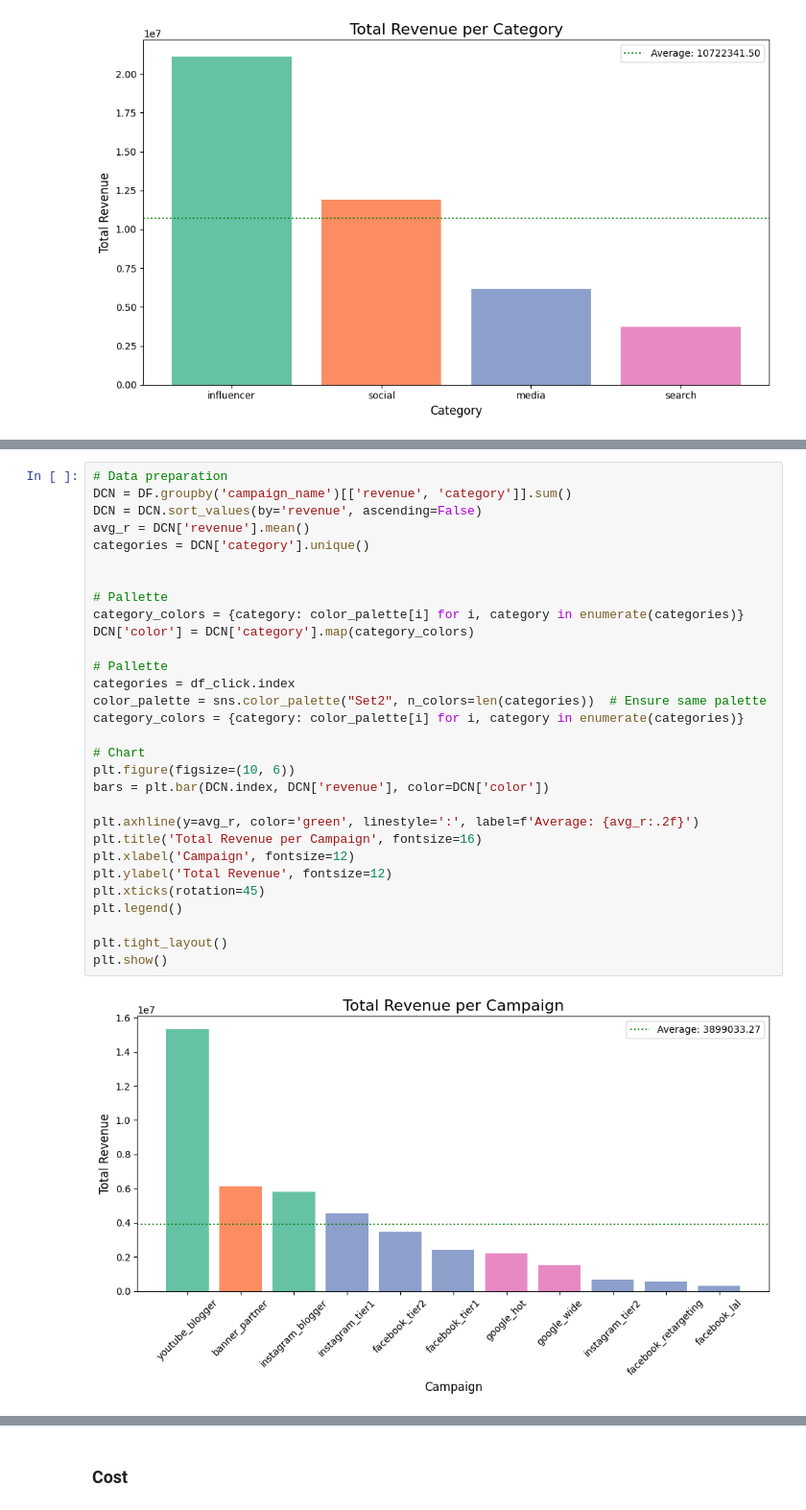
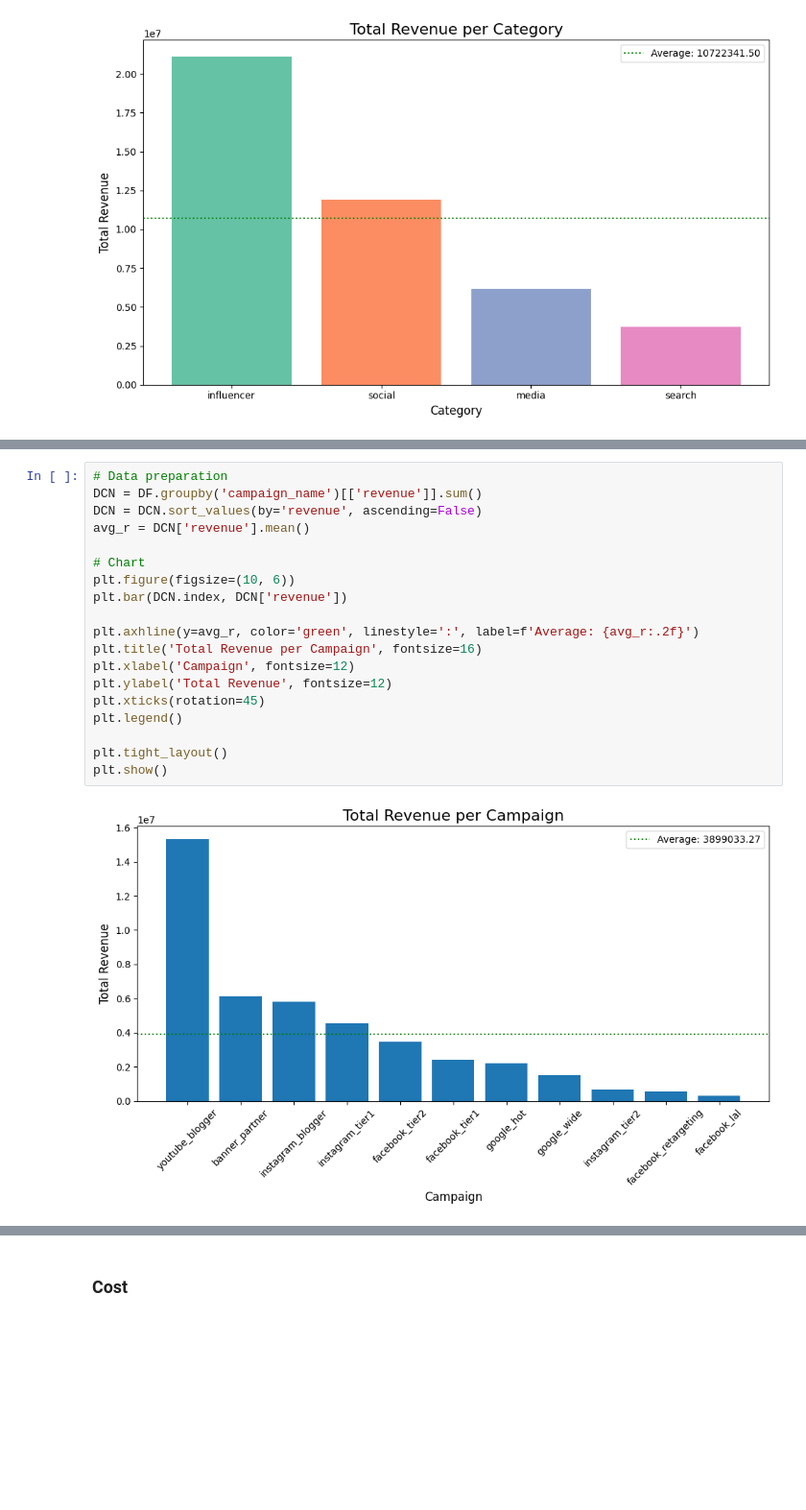
Before and after one commit to gofarros/Data-Analysis, a Jupyter notebook: Online Campaign/Notebook.ipynb, the cells around one changed output, grey strips where cells are left out. Shown at 96% size. Saved outputs shown, nothing was run; the diff lists cells and outputs as text; blank space fills up the shorter version.

```diff
--- a/Online Campaign/Notebook.ipynb
+++ b/Online Campaign/Notebook.ipynb
@@ -343,33 +335,22 @@ Maka dapat disimpulan jika ingin `meningkatkan klik dan mengenalkan brand, kateg
 # %%
 # Data preparation
-DCN = DF.groupby('campaign_name')[['revenue', 'category']].sum()
+DCN = DF.groupby('campaign_name')[['revenue']].sum()
 DCN = DCN.sort_values(by='revenue', ascending=False)
 avg_r = DCN['revenue'].mean()
-categories = DCN['category'].unique()
-
-
-# Pallette
-category_colors = {category: color_palette[i] for i, category in enumerate(categories)}
-DCN['color'] = DCN['category'].map(category_colors)
-
-# Pallette
-categories = df_click.index
-color_palette = sns.color_palette("Set2", n_colors=len(categories))  # Ensure same palette
-category_colors = {category: color_palette[i] for i, category in enumerate(categories)}
 
 # Chart
 plt.figure(figsize=(10, 6))
-bars = plt.bar(DCN.index, DCN['revenue'], color=DCN['color'])
+plt.bar(DCN.index, DCN['revenue'])
 
 plt.axhline(y=avg_r, color='green', linestyle=':', label=f'Average: {avg_r:.2f}')
 plt.title('Total Revenue per Campaign', fontsize=16)
 plt.xlabel('Campaign', fontsize=12)
 plt.ylabel('Total Revenue', fontsize=12)
 plt.xticks(rotation=45)
 plt.legend()
 
 plt.tight_layout()
 plt.show()
 # %% [output]
-[figure, old version]
+[figure, new version]
 # %% [markdown]
```
Also changed, not shown: parts of 40 cells of this notebook.
